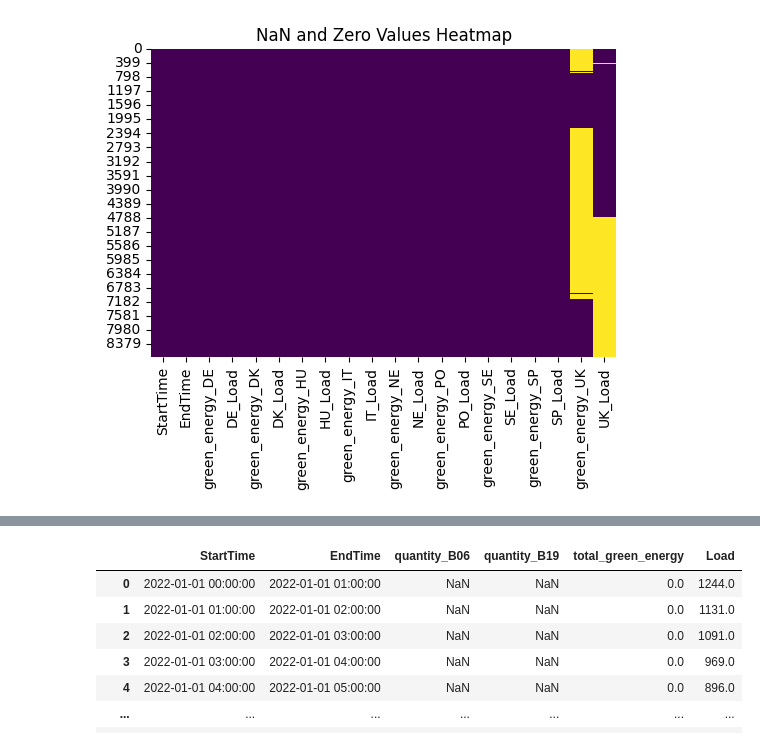
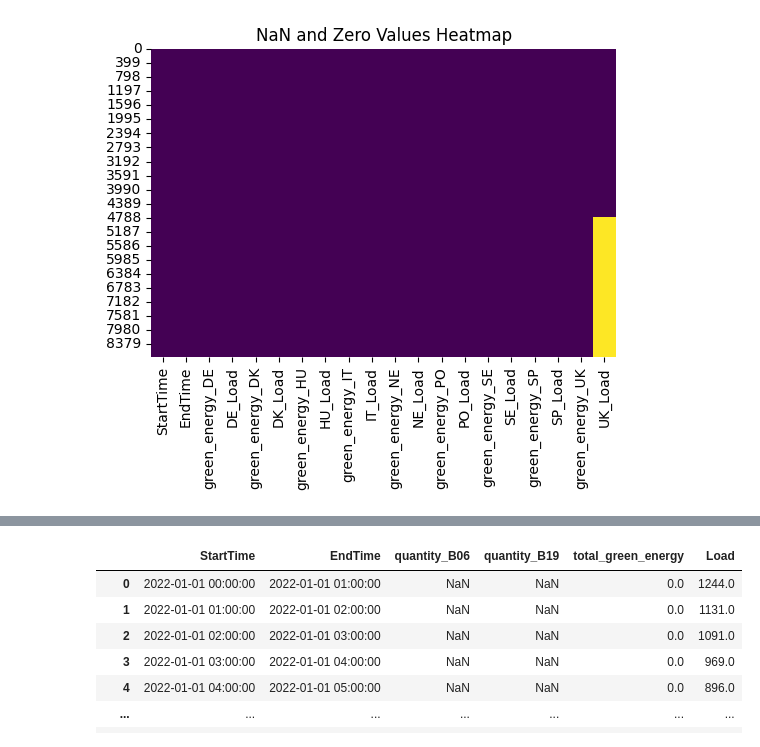
Before and after one commit to arturofredes/SchneiderHackathon_UBEcoFriends, a Jupyter notebook: pruebas.ipynb, the cells around one changed output, grey strips where cells are left out. Drawn from its saved outputs; the diff is of its cells as text; code cells hidden in the pictures.

```diff
--- a/pruebas.ipynb
+++ b/pruebas.ipynb
@@ -20,17 +20,17 @@ GREEN_ENERGY = [
 # %%
 # NAN & 0 heatmap
 
 folder = r'data\final_data'
 file_name = 'data_def.csv'
 df = pd.read_csv(os.path.join(folder, file_name)) # change your df
 # Plot NaN values and zeros heatmap
 plt.figure(figsize=(6, 4))
 cmap = sns.color_palette("viridis", as_cmap=True)
-# sns.heatmap(df.isnull(), cmap='viridis', cbar=False) # drop the nulls
+sns.heatmap(df.isnull(), cmap='viridis', cbar=False) # drop the nulls
 # sns.heatmap(df == 0, cmap='viridis', cbar=False) # drop the 0
-sns.heatmap(df.isnull() | (df == 0), cmap=cmap, cbar=False) # drop both
+# sns.heatmap(df.isnull() | (df == 0), cmap=cmap, cbar=False) # drop both
 plt.title('NaN and Zero Values Heatmap')
 plt.show()
 # %% [output]
-[figure, old version]
+[figure, new version]
 # %%
```
Also changed, not shown: parts of 2 cells of this notebook, 6 other files.
